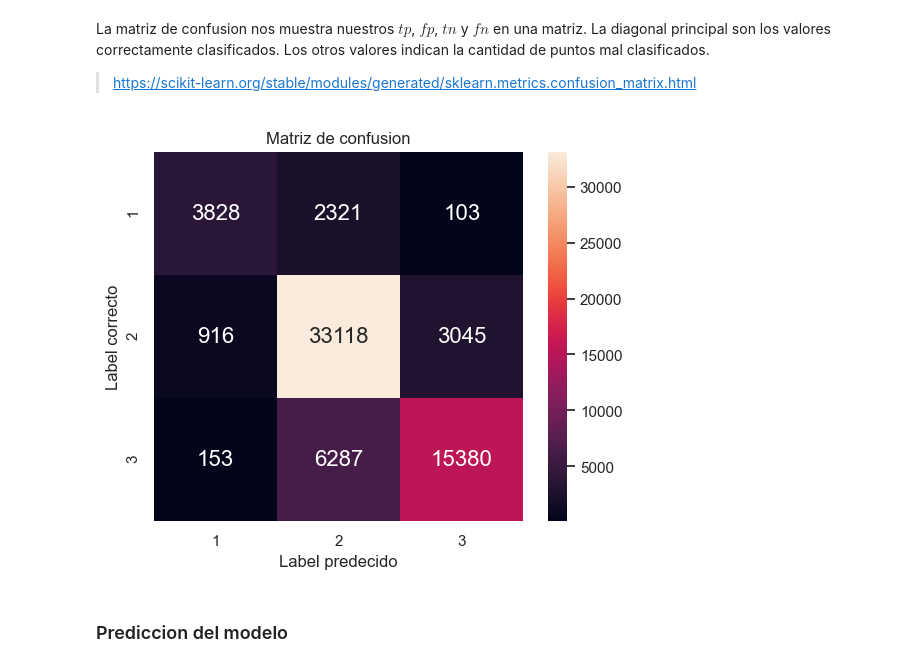
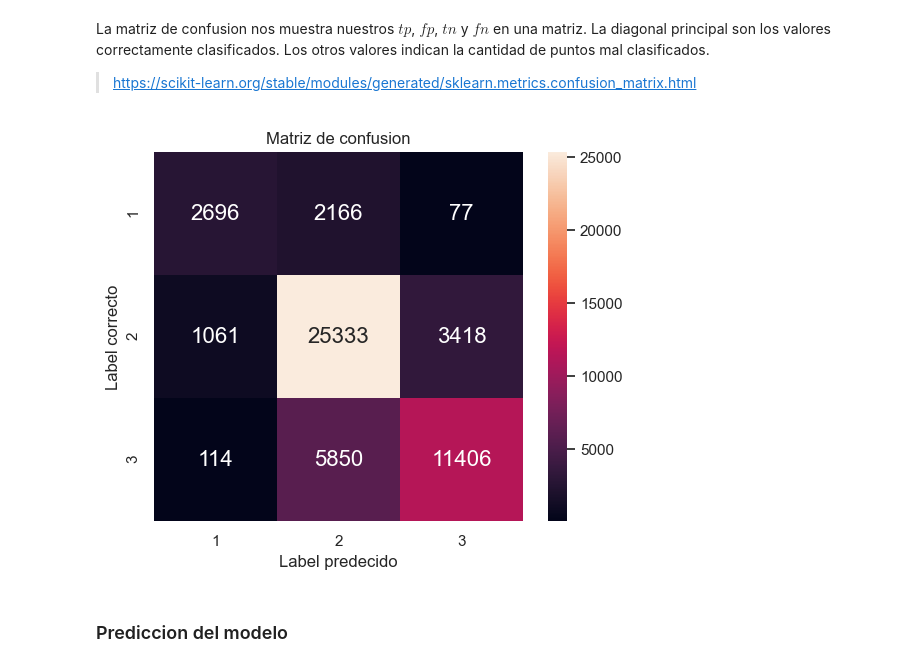
Before and after one commit to FacuMastri/richters-predictor-earthquake, a Jupyter notebook: tp2/RandomForest.ipynb, the cells around one changed output. Cells and saved outputs as stored; diff of their text form; code cells hidden in the pictures.

```diff
--- a/tp2/RandomForest.ipynb
+++ b/tp2/RandomForest.ipynb
@@ -63,7 +85,5 @@ None
 # %%
-features_to_remove_secondary = [col for col in train.columns if 'has_secondary' in col]
-features_to_remove_legal = [col for col in train.columns if 'legal_ownership' in col]
-features_to_remove = ['building_id', 'damage_grade'] + features_to_remove_secondary + features_to_remove_legal
+features_to_remove = seleccion_de_features(train)
 Y = train['damage_grade']
 X = train.drop(features_to_remove, axis=1)
 # %%
@@ -71,7 +91,7 @@ from sklearn.ensemble import RandomForestClassifier
 from sklearn.model_selection import GridSearchCV
 from sklearn.model_selection import train_test_split
 # %%
-X_train, X_test, y_train, y_test = train_test_split(X, Y, test_size=0.25)
+X_train, X_test, y_train, y_test = train_test_split(X, Y, test_size=0.2)
 X_train.info()
 # %% [output]
 <class 'pandas.core.frame.DataFrame'>
@@ -134,4 +155,0 @@ Mejor parametros hasta el momento:
-# %%
-# Chequeo formato de salida para ver si los labels son los correspondientes
-y_pred = model.predict(X_test)
-y_pred
@@ -140,8 +156,10 @@ array([1, 2, 3, ..., 2, 3, 2], dtype=int64)
 # %%
 from sklearn.metrics import f1_score
 
-# Vemos el score comprobando contra el set de test separado
-y_pred = model.predict(X_test)
-model_f1_micro = f1_score(y_test, y_pred, average='micro')
-print('RandomForest F1-micro-score: %.4f' % model_f1_micro)
+# Vemos el score comprobando contra el set de test y de train
+model_f1_micro_test = f1_score(y_test, y_pred_test, average='micro')
+y_pred_train = model.predict(X_train)
+model_f1_micro_train = f1_score(y_train, y_pred_train, average='micro')
+print("Training Score: %.4f" % model_f1_micro_train)
+print("Test Score:  %.4f" % model_f1_micro_test)
 # %% [output]
@@ -187,9 +206,9 @@ def plot_confusion_matrix(y_true, y_pred):
     plt.xlabel("Label predecido")
     plt.show()
 # %%
-plot_confusion_matrix(y_test, y_pred)
+plot_confusion_matrix(y_test, y_pred_test)
 # %% [output]
-[figure, old version]
+[figure, new version]
 # %% [markdown]
 ### Prediccion del modelo
 # %%
```
Also changed, not shown: parts of 10 cells of this notebook, 5 other files.
